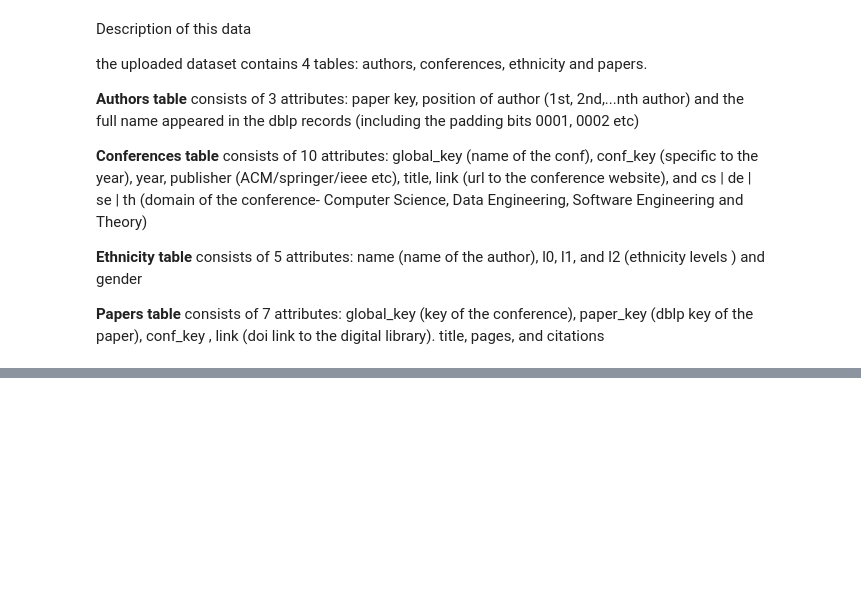
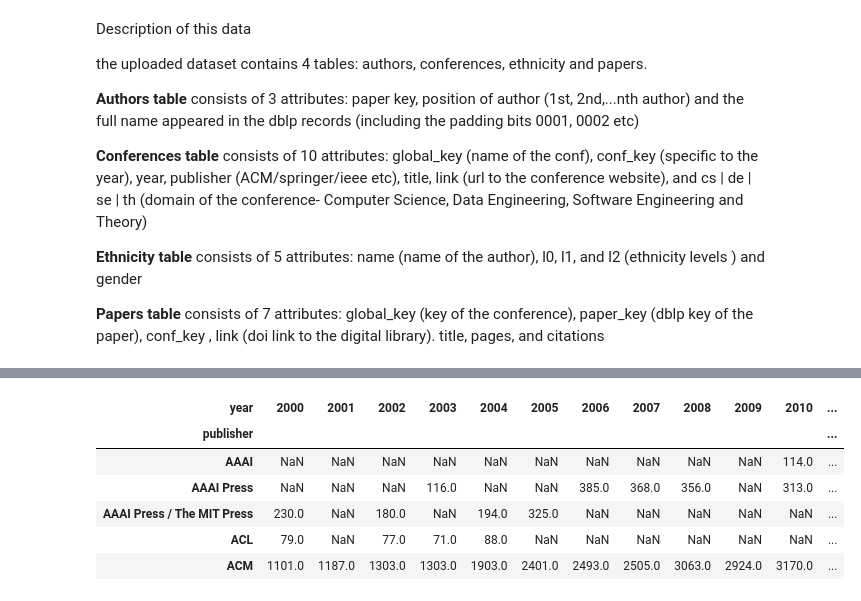
Before and after one commit to toniesteves/vega-lab, a Jupyter notebook: Lab_1,_parte_2_As_perguntas.ipynb, the cells around one changed output, grey strips where cells are left out. Drawn from its saved outputs; the diff is of its cells as text; code cells hidden in the pictures; blank space fills up the shorter version.

```diff
--- a/Lab_1,_parte_2_As_perguntas.ipynb
+++ b/Lab_1,_parte_2_As_perguntas.ipynb
@@ -71,0 +394,3 @@ df_part1.groupby(['publisher']).sum()
+# %%
+df_part4 = pd.read_csv('question_4.csv')
+df_part4.head()
@@ -71,0 +421,15 @@ df_part1.groupby(['publisher']).sum()
+# %%
+df_part4_grouped = df_part4.groupby(['publisher', 'year']).size().reset_index(name='total_papers')
+df_part4_grouped.head()
+df_part4_grouped.to_csv('final_question_4_2.csv')
+# %%
+df_part4_grouped = df_part4_grouped.pivot(index='publisher', columns='year', values='total_papers')
+df_part4_grouped.head()
+# %% [output]
+| year | 2000 | 2001 | 2002 | 2003 | 2004 | 2005 | 2006 | 2007 | 2008 | 2009 | 2010 | ... |
+| publisher |  |  |  |  |  |  |  |  |  |  |  | ... |
+| AAAI | NaN | NaN | NaN | NaN | NaN | NaN | NaN | NaN | NaN | NaN | 114.0 | ... |
+| AAAI Press | NaN | NaN | NaN | 116.0 | NaN | NaN | 385.0 | 368.0 | 356.0 | NaN | 313.0 | ... |
+| AAAI Press / The MIT Press | 230.0 | NaN | 180.0 | NaN | 194.0 | 325.0 | NaN | NaN | NaN | NaN | NaN | ... |
+| ACL | 79.0 | NaN | 77.0 | 71.0 | 88.0 | NaN | NaN | NaN | NaN | NaN | NaN | ... |
+| ACM | 1101.0 | 1187.0 | 1303.0 | 1303.0 | 1903.0 | 2401.0 | 2493.0 | 2505.0 | 3063.0 | 2924.0 | 3170.0 | ... |
```
Also changed, not shown: parts of 63 cells of this notebook, 3 other files.
